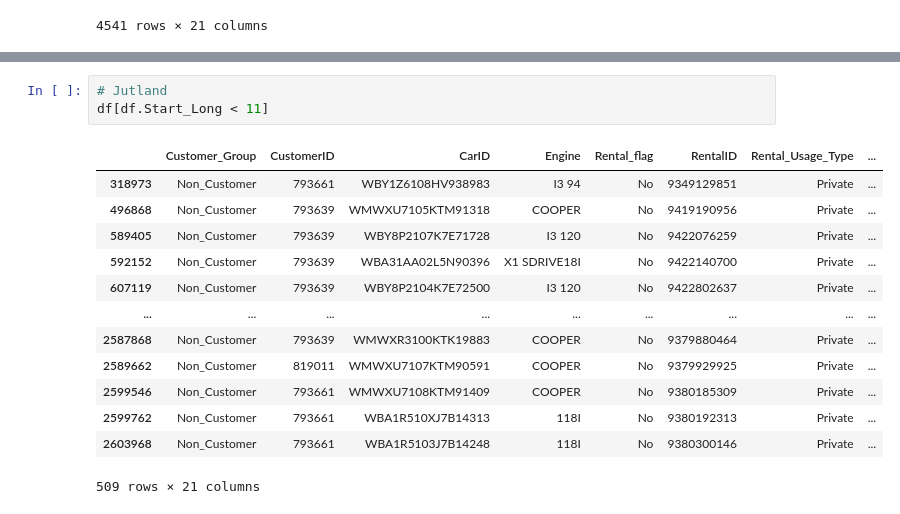
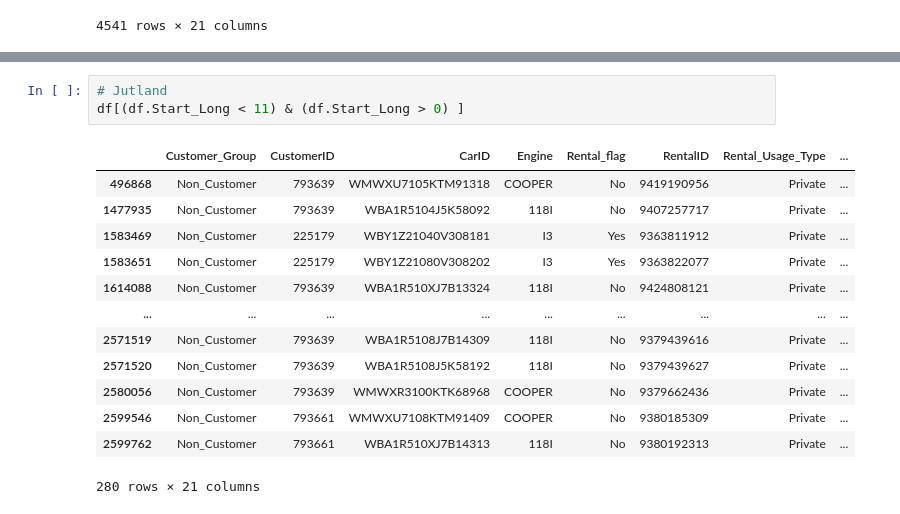
Before and after one commit to Bogeluno/GNN_Thesis, a Jupyter notebook: notebooks/Newdata.ipynb, the cells around one changed output, grey strips where cells are left out. Saved outputs shown, nothing was run; the diff lists cells and outputs as text.

```diff
--- a/notebooks/Newdata.ipynb
+++ b/notebooks/Newdata.ipynb
@@ -214,19 +182,19 @@ df[df.Start_Long > 13]
 643 rows × 21 columns
 # %%
 # Jutland
-df[df.Start_Long < 11]
+df[(df.Start_Long < 11) & (df.Start_Long > 0) ]
 # %% [output]
 |  | Customer_Group | CustomerID | CarID | Engine | Rental_flag | RentalID | Rental_Usage_Type | ... |
-| 318973 | Non_Customer | 793661 | WBY1Z6108HV938983 | I3 94 | No | 9349129851 | Private | ... |
 | 496868 | Non_Customer | 793639 | WMWXU7105KTM91318 | COOPER | No | 9419190956 | Private | ... |
-| 589405 | Non_Customer | 793639 | WBY8P2107K7E71728 | I3 120 | No | 9422076259 | Private | ... |
-| 592152 | Non_Customer | 793639 | WBA31AA02L5N90396 | X1 SDRIVE18I | No | 9422140700 | Private | ... |
-| 607119 | Non_Customer | 793639 | WBY8P2104K7E72500 | I3 120 | No | 9422802637 | Private | ... |
+| 1477935 | Non_Customer | 793639 | WBA1R5104J5K58092 | 118I | No | 9407257717 | Private | ... |
+| 1583469 | Non_Customer | 225179 | WBY1Z21040V308181 | I3 | Yes | 9363811912 | Private | ... |
+| 1583651 | Non_Customer | 225179 | WBY1Z21080V308202 | I3 | Yes | 9363822077 | Private | ... |
+| 1614088 | Non_Customer | 793639 | WBA1R510XJ7B13324 | 118I | No | 9424808121 | Private | ... |
 | ... | ... | ... | ... | ... | ... | ... | ... | ... |
-| 2587868 | Non_Customer | 793639 | WMWXR3100KTK19883 | COOPER | No | 9379880464 | Private | ... |
-| 2589662 | Non_Customer | 819011 | WMWXU7107KTM90591 | COOPER | No | 9379929925 | Private | ... |
+| 2571519 | Non_Customer | 793639 | WBA1R5108J7B14309 | 118I | No | 9379439616 | Private | ... |
+| 2571520 | Non_Customer | 793639 | WBA1R5108J5K58192 | 118I | No | 9379439627 | Private | ... |
+| 2580056 | Non_Customer | 793639 | WMWXR3100KTK68968 | COOPER | No | 9379662436 | Private | ... |
 | 2599546 | Non_Customer | 793661 | WMWXU7108KTM91409 | COOPER | No | 9380185309 | Private | ... |
 | 2599762 | Non_Customer | 793661 | WBA1R510XJ7B14313 | 118I | No | 9380192313 | Private | ... |
-| 2603968 | Non_Customer | 793661 | WBA1R5103J7B14248 | 118I | No | 9380300146 | Private | ... |
-509 rows × 21 columns
+280 rows × 21 columns
 # %%
```
Also changed, not shown: parts of 39 cells of this notebook, 5 other files.
